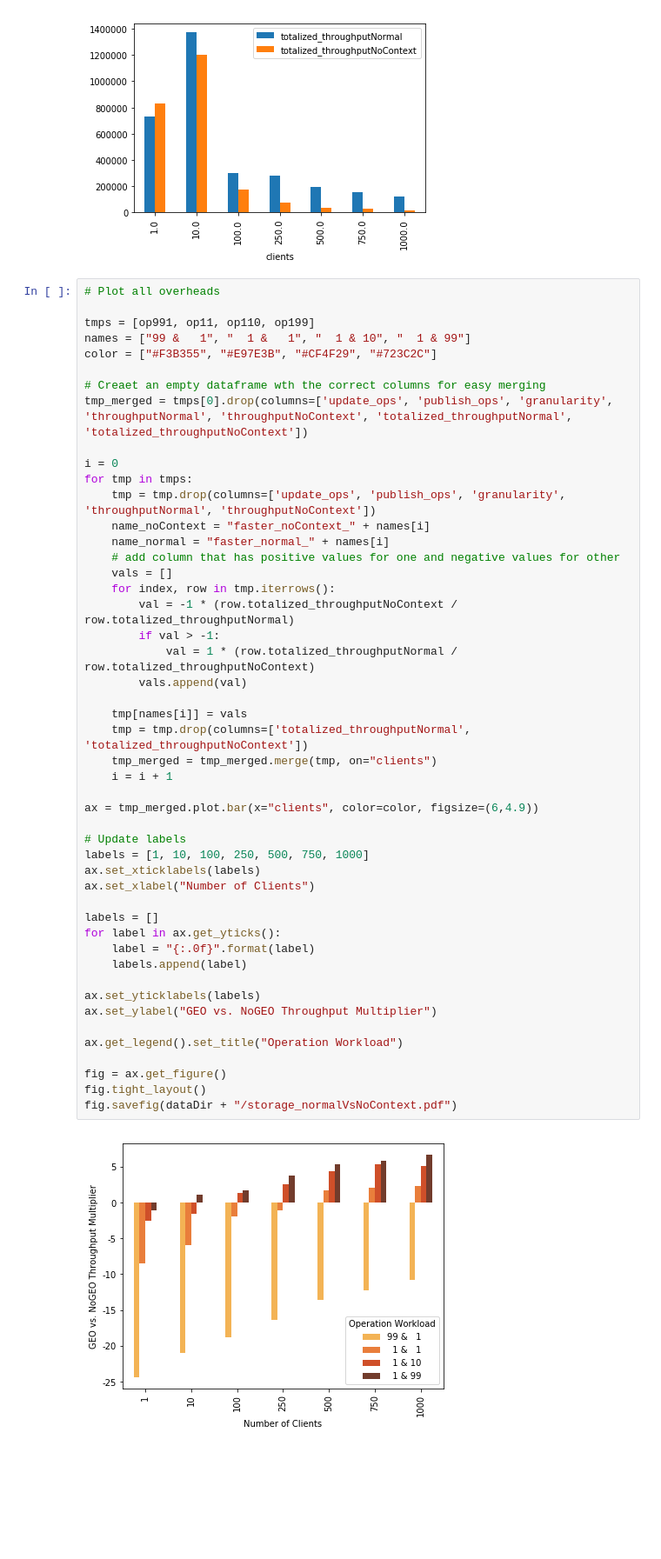
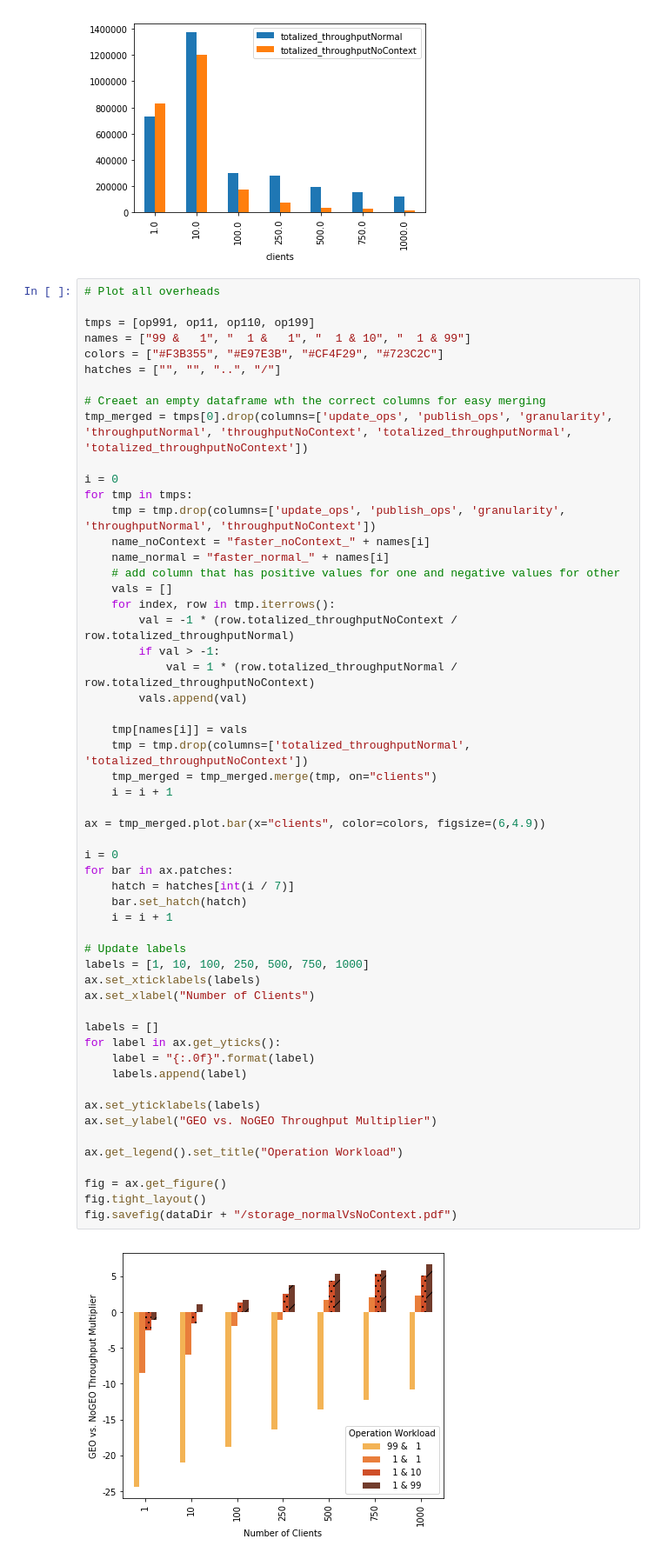
Before and after one commit to MoeweX/jupyter-examples, a Jupyter notebook: Bar Charts.ipynb, the cells around one changed output. Shown: that part at 87% size. Cells and saved outputs as stored; diff of their text form; blank space fills up the shorter version.

Commit message:
Add patters/hatches to line and bar chart

```diff
--- a/Bar Charts.ipynb
+++ b/Bar Charts.ipynb
@@ -98,7 +98,8 @@ for toP in toPlot:
 
 tmps = [op991, op11, op110, op199]
 names = ["99 &   1", "  1 &   1", "  1 & 10", "  1 & 99"]
-color = ["#F3B355", "#E97E3B", "#CF4F29", "#723C2C"]
+colors = ["#F3B355", "#E97E3B", "#CF4F29", "#723C2C"]
+hatches = ["", "", "..", "/"]
 
 # Creaet an empty dataframe wth the correct columns for easy merging
 tmp_merged = tmps[0].drop(columns=['update_ops', 'publish_ops', 'granularity', 'throughputNormal', 'throughputNoContext', 'totalized_throughputNormal', 'totalized_throughputNoContext'])
@@ -114,32 +115,38 @@ for tmp in tmps:
         val = -1 * (row.totalized_throughputNoContext / row.totalized_throughputNormal)
         if val > -1:
             val = 1 * (row.totalized_throughputNormal / row.totalized_throughputNoContext)
         vals.append(val)
 
     tmp[names[i]] = vals
     tmp = tmp.drop(columns=['totalized_throughputNormal', 'totalized_throughputNoContext'])
     tmp_merged = tmp_merged.merge(tmp, on="clients")
     i = i + 1
 
-ax = tmp_merged.plot.bar(x="clients", color=color, figsize=(6,4.9))
+ax = tmp_merged.plot.bar(x="clients", color=colors, figsize=(6,4.9))
+
+i = 0
+for bar in ax.patches:
+    hatch = hatches[int(i / 7)]
+    bar.set_hatch(hatch)
+    i = i + 1
 
 # Update labels
 labels = [1, 10, 100, 250, 500, 750, 1000]
 ax.set_xticklabels(labels)
 ax.set_xlabel("Number of Clients")
 
 labels = []
 for label in ax.get_yticks():
     label = "{:.0f}".format(label)
     labels.append(label)
 
 ax.set_yticklabels(labels)
 ax.set_ylabel("GEO vs. NoGEO Throughput Multiplier")
 
 ax.get_legend().set_title("Operation Workload")
 
 fig = ax.get_figure()
 fig.tight_layout()
 fig.savefig(dataDir + "/storage_normalVsNoContext.pdf")
 # %% [output]
-[figure, old version]
+[figure, new version]
```
Also changed, not shown: 14 other files.
